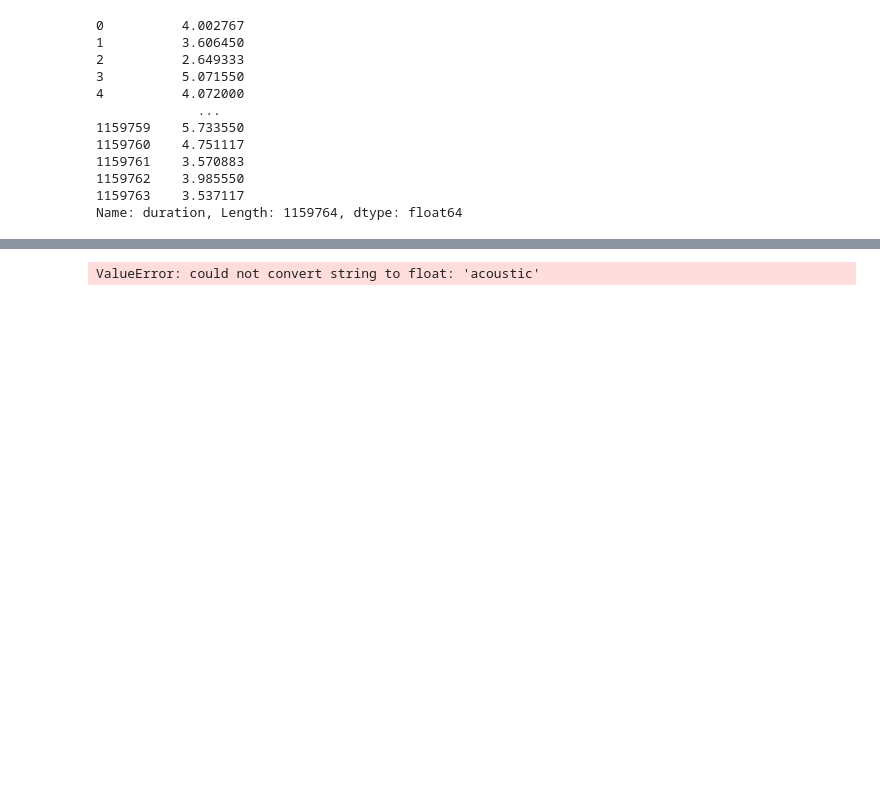
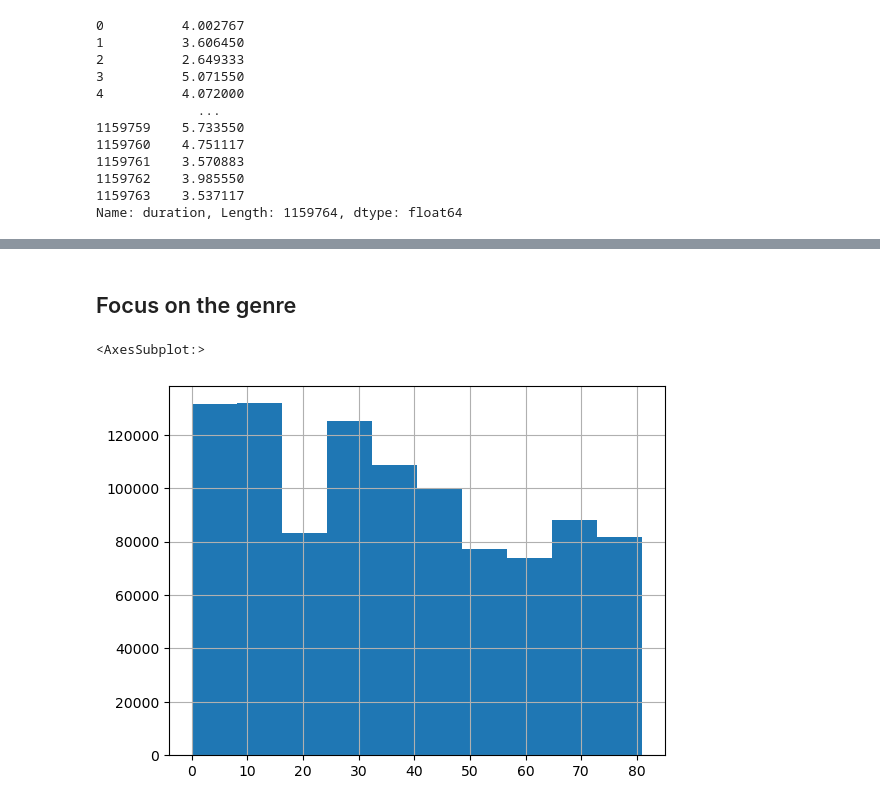
Before and after one commit to Dakini/MLops_project, a Jupyter notebook: Data Exploration Analysis.ipynb, the cells around one changed output, grey strips where cells are left out. Cells and saved outputs as stored; diff of their text form; code cells hidden in the pictures; blank space fills up the shorter version.

```diff
--- a/Data Exploration Analysis.ipynb
+++ b/Data Exploration Analysis.ipynb
@@ -46,0 +115,2 @@ label = 'popularity'
+# %%
+df = df[df['popularity'] !=0]
@@ -47,2 +134,2 @@ label = 'popularity'
 # %%
-train
+df.drop(['duration_ms', 'track_id'], axis=1, inplace=True)
@@ -68,6 +136,3 @@ from sklearn.preprocessing import MinMaxScaler
-# %%
-scaled = MinMaxScaler()
-scaled.fit(train[cat_vars + num_vars])
-# %% [output]
-ValueError: could not convert string to float: 'acoustic'
+# %% [markdown]
+## Focus on the genre
 # %%
@@ -74,0 +140,7 @@ X = df[]
+# %%
+df['genre_label'] = LabelEncoder().fit_transform(df['genre'])
+# %%
+df['genre_label'].hist()
+# %% [output]
+<AxesSubplot:>
+[figure, added]
```
Also changed, not shown: parts of 47 cells of this notebook, 2 other files.
